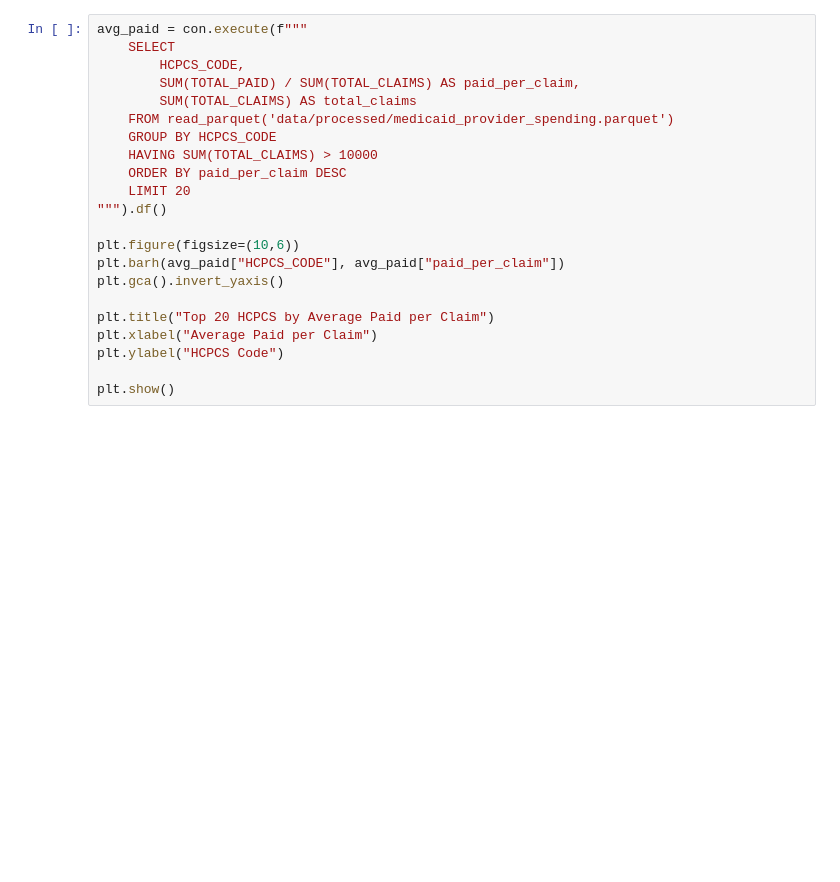
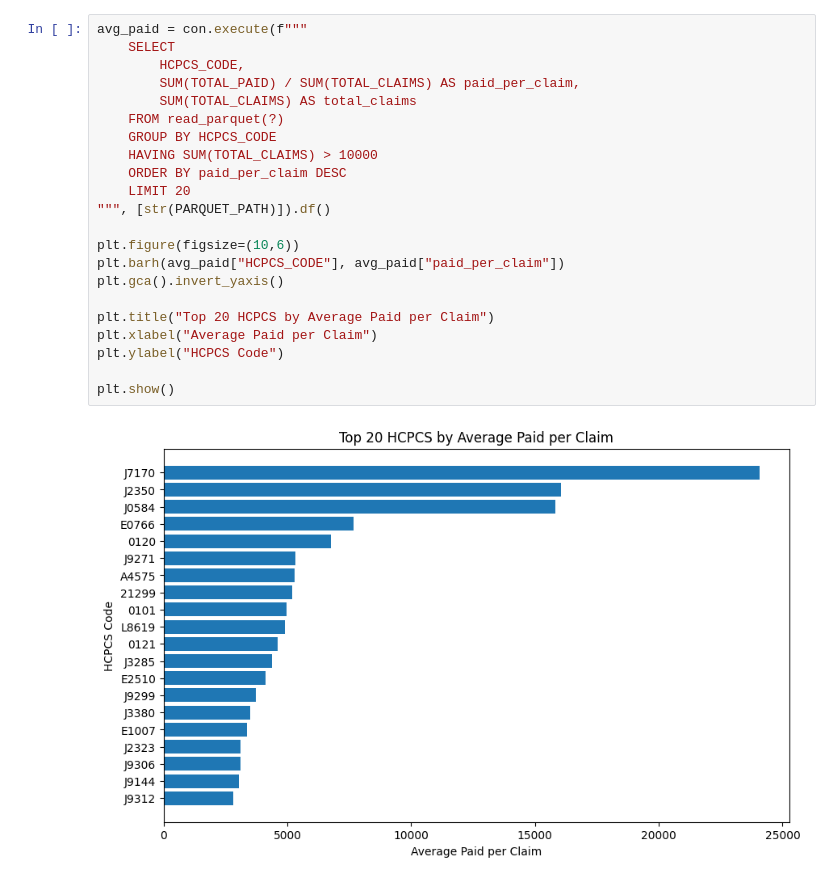
Before and after one commit to rppatel79/medicaid-spending, a Jupyter notebook: notebooks/analysis.ipynb, the cells around one changed output. Cells and saved outputs as stored; diff of their text form; blank space fills up the shorter version.

```diff
--- a/notebooks/analysis.ipynb
+++ b/notebooks/analysis.ipynb
@@ -67,22 +46,24 @@ plt.show()
 # %%
 avg_paid = con.execute(f"""
     SELECT
         HCPCS_CODE,
         SUM(TOTAL_PAID) / SUM(TOTAL_CLAIMS) AS paid_per_claim,
         SUM(TOTAL_CLAIMS) AS total_claims
-    FROM read_parquet('data/processed/medicaid_provider_spending.parquet')
+    FROM read_parquet(?)
     GROUP BY HCPCS_CODE
     HAVING SUM(TOTAL_CLAIMS) > 10000
     ORDER BY paid_per_claim DESC
     LIMIT 20
-""").df()
+""", [str(PARQUET_PATH)]).df()
 
 plt.figure(figsize=(10,6))
 plt.barh(avg_paid["HCPCS_CODE"], avg_paid["paid_per_claim"])
 plt.gca().invert_yaxis()
 
 plt.title("Top 20 HCPCS by Average Paid per Claim")
 plt.xlabel("Average Paid per Claim")
 plt.ylabel("HCPCS Code")
 
 plt.show()
+# %% [output]
+[figure, added]
```
Also changed, not shown: parts of 4 cells of this notebook, 3 other files.
